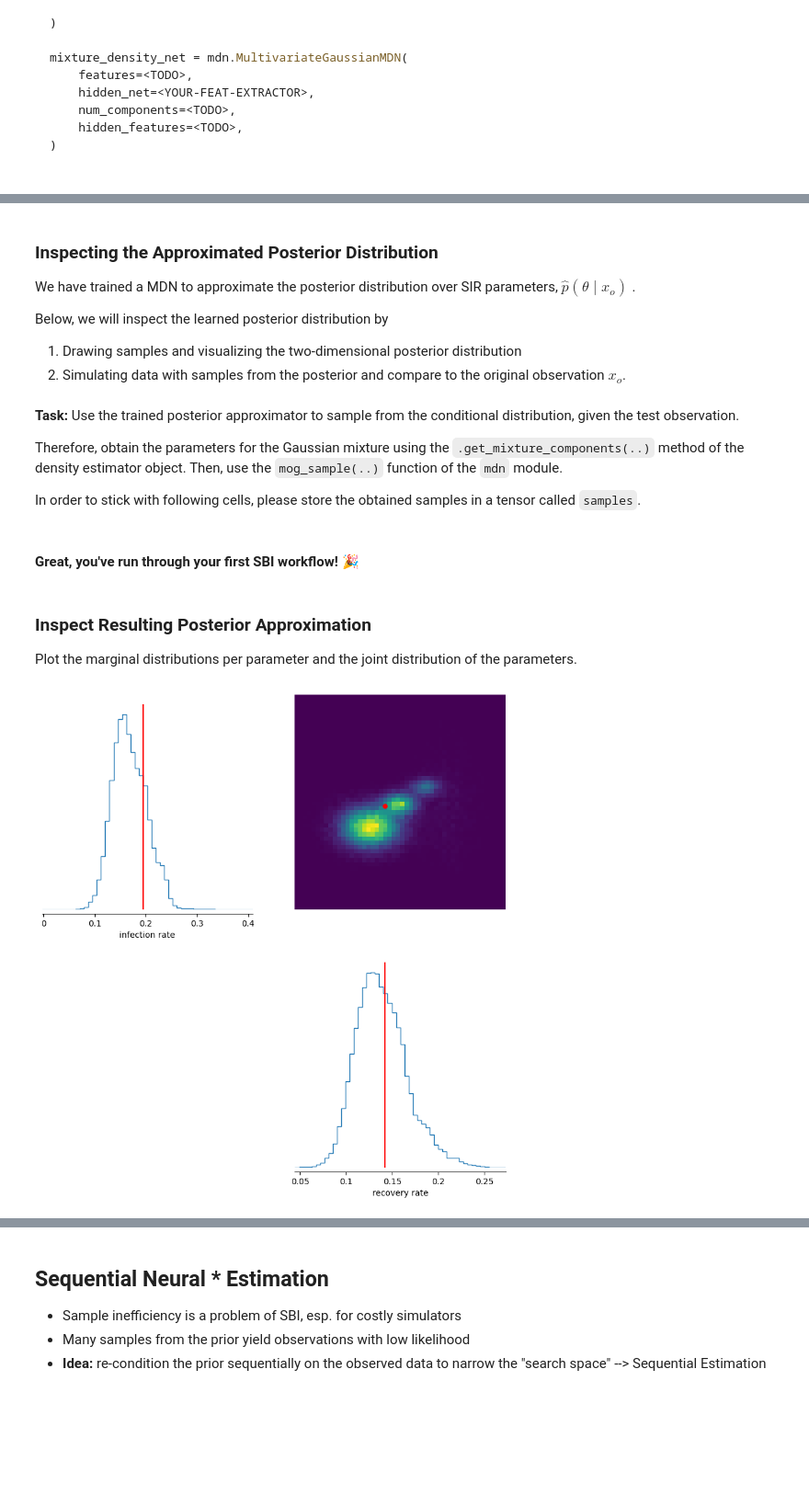
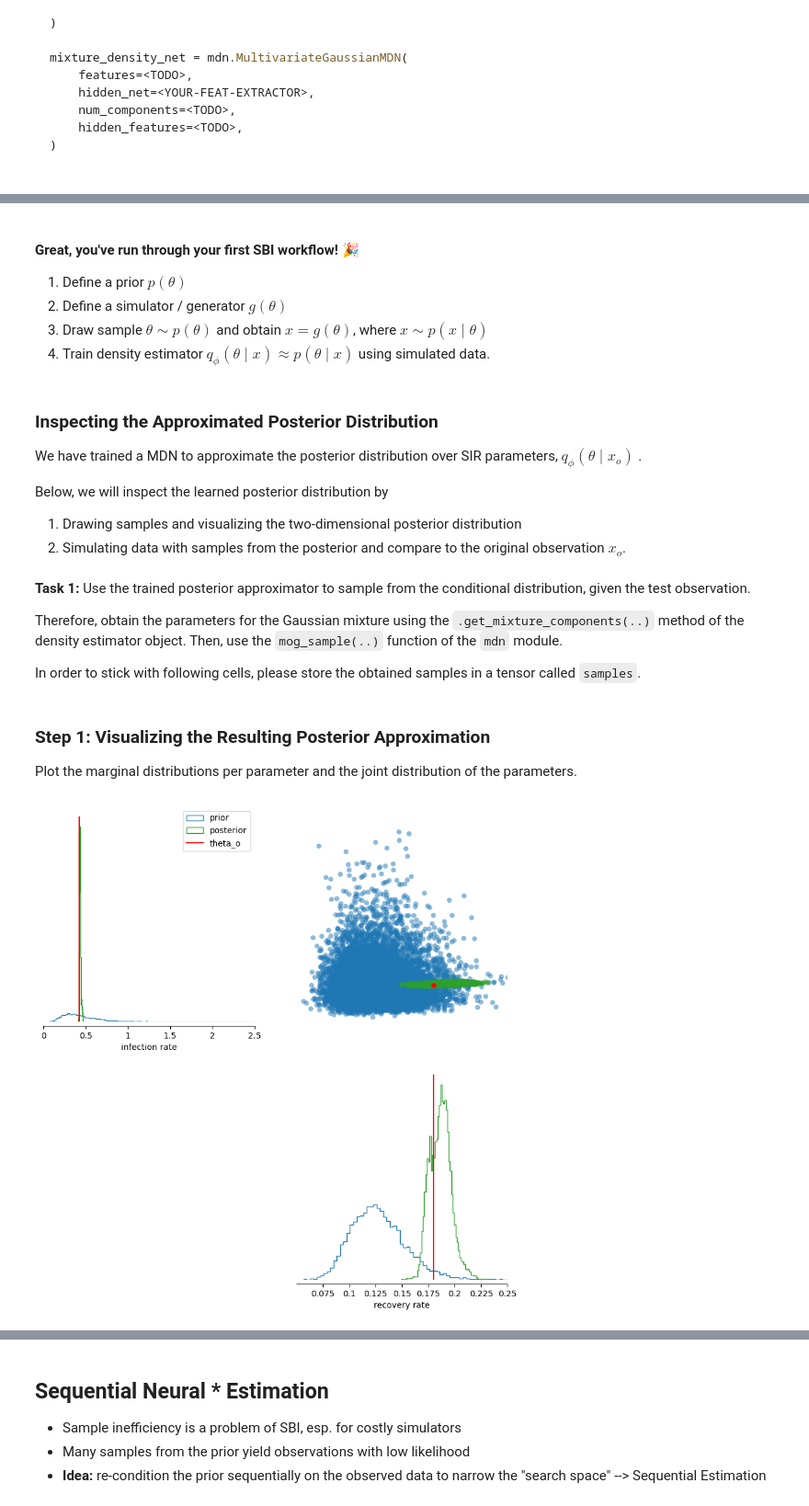
Before and after one commit to aai-institute/tfl-training-sbi, a Jupyter notebook: notebooks/nb_03_neural_density_estimation.ipynb, the cells around one changed output, grey strips where cells are left out. Shown at 92% size. Drawn from its saved outputs; the diff is of its cells as text; code cells hidden in the pictures; blank space fills up the shorter version.

```diff
--- a/notebooks/nb_03_neural_density_estimation.ipynb
+++ b/notebooks/nb_03_neural_density_estimation.ipynb
@@ -143,7 +145,7 @@ simulator = SIRSimulation(
 )
 # %%
 # let's fix the last pair as observation
-theta_o_raw, x_o_raw = torch.tensor(sir_theta[-1:]), torch.tensor(sir_x[-1:])
+theta_o_raw, x_o_raw = torch.tensor(sir_theta[-2]), torch.tensor(sir_x[-2])
 # z-scoring
 scaled_data = sir_scaler({"theta": theta_o_raw, "obs": x_o_raw})
 theta_o, x_o = scaled_data["theta"], scaled_data["obs"]
@@ -248,7 +250,14 @@ plt.show()
+# %% [markdown]
+#### Great, you've run through your first SBI workflow! 🎉
+
+ 1. Define a prior $p(\theta)$
+ 2. Define a simulator / generator $g(\theta)$
+ 3. Draw sample $\theta \sim p(\theta)$ and obtain $x = g(\theta)$, where $x\sim p(x\mid\theta)$
+ 4. Train density estimator $q_{\phi}(\theta \mid x) \approx p(\theta \mid x)$ using simulated data.
 # %% [markdown]
 ### Inspecting the Approximated Posterior Distribution
 
-We have trained a MDN to approximate the posterior distribution over SIR parameters, $\hat{p}(\theta \mid
+We have trained a MDN to approximate the posterior distribution over SIR parameters, $q_{\phi}(\theta \mid
 x_o)$.
 
 Below, we will inspect the learned posterior distribution by
@@ -256,7 +265,7 @@ Below, we will inspect the learned posterior distribution by
 1. Drawing samples and visualizing the two-dimensional posterior distribution
 2. Simulating data with samples from the posterior and compare to the original observation $x_o$.
 # %% [markdown]
-**Task:** Use the trained posterior approximator to sample from the conditional distribution, given the test observation.
+**Task 1:** Use the trained posterior approximator to sample from the conditional distribution, given the test observation.
 
 Therefore, obtain the parameters for the Gaussian mixture using the `.get_mixture_components(..)` method of the density estimator object. Then, use the `mog_sample(..)` function of the `mdn` module.
 
@@ -266,7 +275,7 @@ num_samples = 50_000
 samples = []
 
 # get the posterior, i.e. get the mixture components
-weights, means, variances = mixture_density_net.get_mixture_components(x_o)
+weights, means, variances = mixture_density_net.get_mixture_components(x_o.reshape(1, -1))
 
 for _ in trange(num_samples):
     # sample form mixture of Gaussians
@@ -274,8 +283,6 @@ for _ in trange(num_samples):
     samples.append(sample)
 
 samples = torch.cat(samples).detach()
-# %% [markdown]
-#### Great, you've run through your first SBI workflow! 🎉
 # %%
 # rescale to original parameter ranges.
 samples_unscaled = sir_scaler.rescale(
@@ -291,14 +299,16 @@ for i in trange(1_000):
 # stack the collected samples into a big array of shape (N, 160, 3)
 sample_obs = np.stack(sample_obs, axis=0)
 # %% [markdown]
-### Inspect Resulting Posterior Approximation
+### Step 1: Visualizing the Resulting Posterior Approximation
 
 Plot the marginal distributions per parameter and the joint distribution of the
 parameters.
 # %%
-_ = sbi.analysis.pairplot(
-    samples_unscaled, points=theta_o_raw, points_offdiag={"markersize": 10}, points_colors="r",
-    labels=["infection rate", "recovery rate"],
-)
+sbi.analysis.pairplot(
+    [sir_theta[:10000], samples_unscaled[:10000]], points=theta_o_raw, points_offdiag={"markersize": 10},
+    points_colors="r", limits=[[0.0, 2.5], [0.05, 0.25]], labels=["infection rate", "recovery rate"],
+    offdiag="scatter", legend_kwargs=dict(labels=["prior", "posterior", "theta_o"]), legend=True,
+    hist_diag=dict(density=True, bins="auto")
+);
 # %% [output]
-[figure, old version]
+[figure, new version]
```
Also changed, not shown: parts of 8 cells of this notebook, 1 other file.
